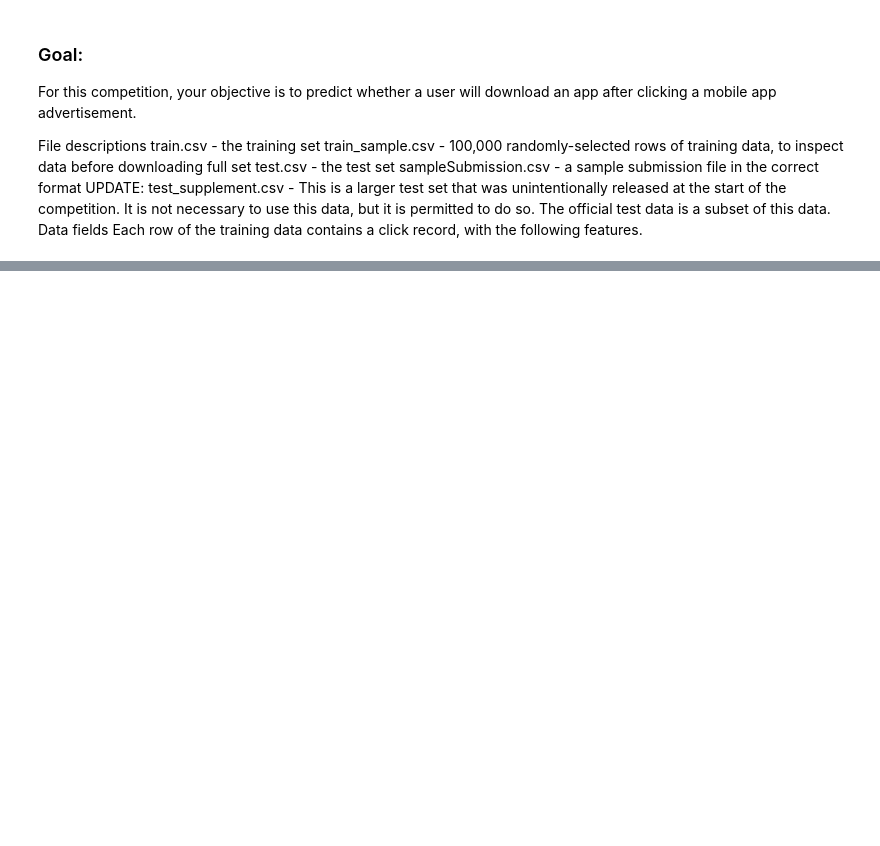
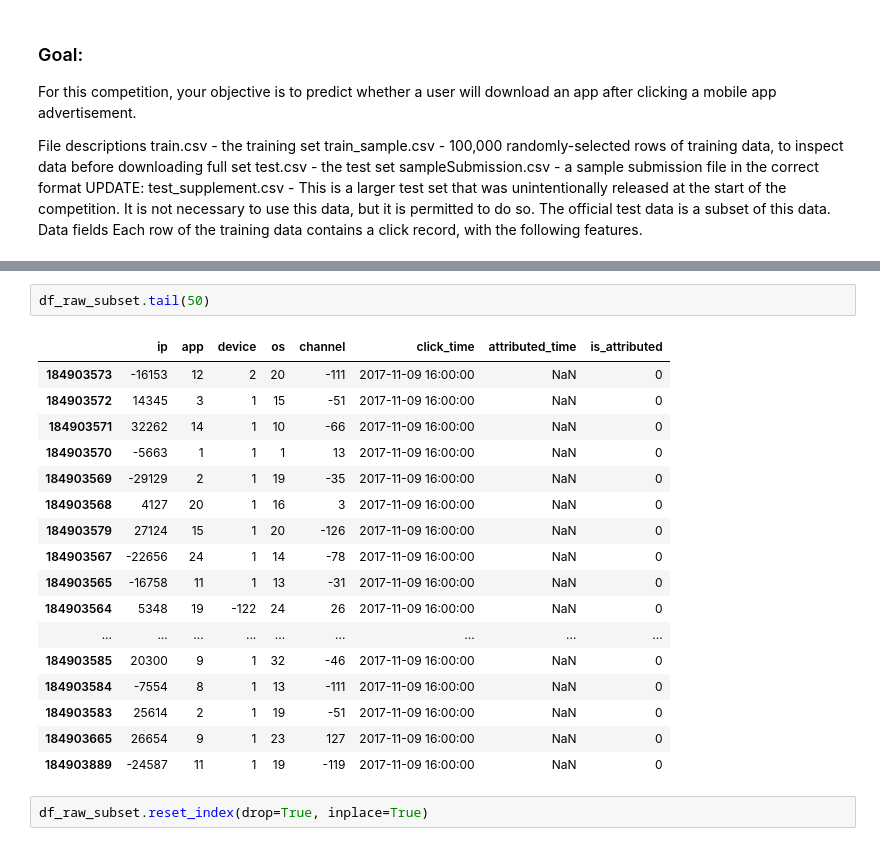
Before and after one commit to michaelwoline/Portfolio, a Jupyter notebook: notebooks-projects-code-notes/ML_Ad_Tracking_Fraud_detection_Kaggle.ipynb, the cells around one changed output, grey strips where cells are left out. Cells and saved outputs as stored; diff of their text form; blank space fills up the shorter version.

```diff
--- a/notebooks-projects-code-notes/ML_Ad_Tracking_Fraud_detection_Kaggle.ipynb
+++ b/notebooks-projects-code-notes/ML_Ad_Tracking_Fraud_detection_Kaggle.ipynb
@@ -35,0 +227,22 @@ click_id,is_attributed <br>
+# %%
+df_raw_subset.tail(50)
+# %% [output]
+|  | ip | app | device | os | channel | click_time | attributed_time | is_attributed |
+| 184903573 | -16153 | 12 | 2 | 20 | -111 | 2017-11-09 16:00:00 | NaN | 0 |
+| 184903572 | 14345 | 3 | 1 | 15 | -51 | 2017-11-09 16:00:00 | NaN | 0 |
+| 184903571 | 32262 | 14 | 1 | 10 | -66 | 2017-11-09 16:00:00 | NaN | 0 |
+| 184903570 | -5663 | 1 | 1 | 1 | 13 | 2017-11-09 16:00:00 | NaN | 0 |
+| 184903569 | -29129 | 2 | 1 | 19 | -35 | 2017-11-09 16:00:00 | NaN | 0 |
+| 184903568 | 4127 | 20 | 1 | 16 | 3 | 2017-11-09 16:00:00 | NaN | 0 |
+| 184903579 | 27124 | 15 | 1 | 20 | -126 | 2017-11-09 16:00:00 | NaN | 0 |
+| 184903567 | -22656 | 24 | 1 | 14 | -78 | 2017-11-09 16:00:00 | NaN | 0 |
+| 184903565 | -16758 | 11 | 1 | 13 | -31 | 2017-11-09 16:00:00 | NaN | 0 |
+| 184903564 | 5348 | 19 | -122 | 24 | 26 | 2017-11-09 16:00:00 | NaN | 0 |
+| ... | ... | ... | ... | ... | ... | ... | ... | ... |
+| 184903585 | 20300 | 9 | 1 | 32 | -46 | 2017-11-09 16:00:00 | NaN | 0 |
+| 184903584 | -7554 | 8 | 1 | 13 | -111 | 2017-11-09 16:00:00 | NaN | 0 |
+| 184903583 | 25614 | 2 | 1 | 19 | -51 | 2017-11-09 16:00:00 | NaN | 0 |
+| 184903665 | 26654 | 9 | 1 | 23 | 127 | 2017-11-09 16:00:00 | NaN | 0 |
+| 184903889 | -24587 | 11 | 1 | 19 | -119 | 2017-11-09 16:00:00 | NaN | 0 |
+# %%
+df_raw_subset.reset_index(drop=True, inplace=True)
```
Also changed, not shown: parts of 72 cells of this notebook, 1 other file.
